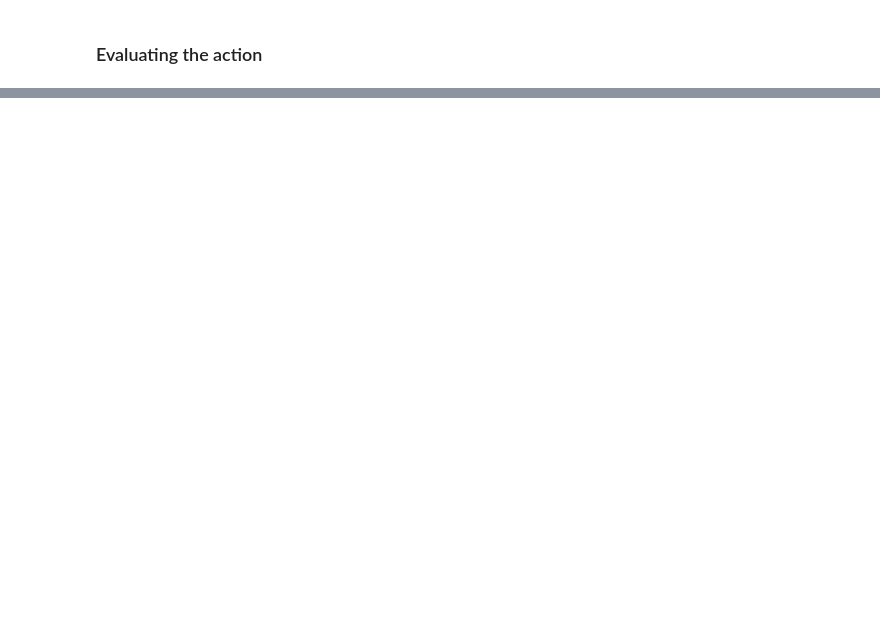
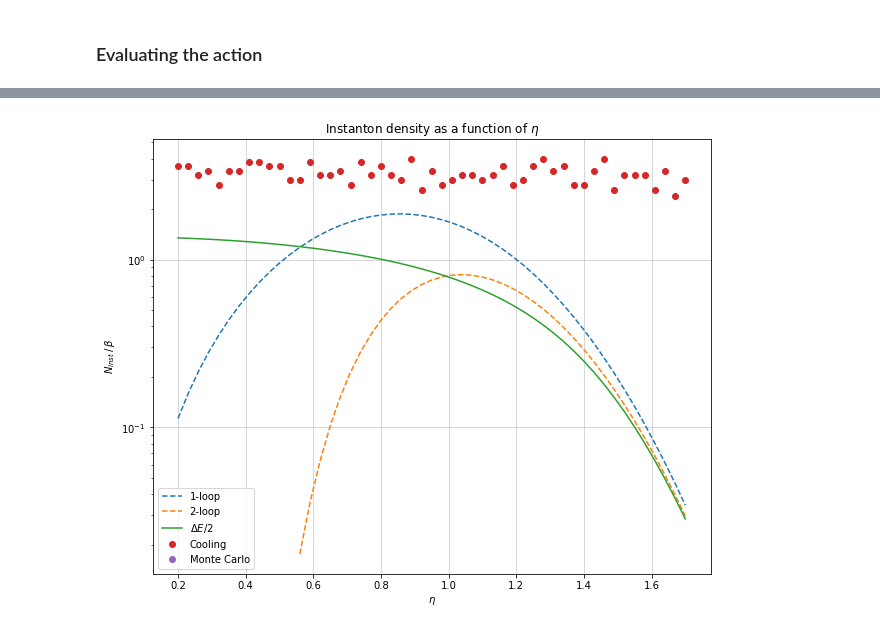
Before and after one commit to FabioOri/QuantumMonteCarlo, a Jupyter notebook: 4_instdensity.ipynb, the cells around one changed output, grey strips where cells are left out. Cells and saved outputs as stored; diff of their text form; code cells hidden in the pictures; blank space fills up the shorter version.

```diff
--- a/4_instdensity.ipynb
+++ b/4_instdensity.ipynb
@@ -316,13 +382,13 @@ plt.show()
 # %%
 # Function that evaluates the action of a given configuration considering only j-dependent terms
-def S_ads(j, x, alpha, N):
+def S_ads(j, x, alpha, eta, x1, Wi, Vi):
 
     if j == N-1:
         Kin = ((x[j]-x[j-1])**2 + (x[0]-x[j])**2)/(4*a);       # Periodic boundary conditions
     else:
         Kin = ((x[j]-x[j-1])**2 + (x[j+1]-x[j])**2)/(4*a);
 
-    V0 = 1/2*m*w0**2*x[j]**2;                                  # Reference system potential
+    V0 = 1/2*Wi[j]*(x[j]-x1[j])**2 + Vi[j];                    # Gaussian potential
     V1 = (x[j]**2-eta**2)**2;                                  # Double well potential
 
     V = alpha*(V1-V0) + V0;                                    # Interpolation between the two
@@ -333,2 +421,21 @@ def S_ads(j, x, alpha, N):
+# %%
+# Compute instanton density for Gaussian potential
+x = np.zeros(N);
+Ngauss = np.zeros(k);
+Wi = np.zeros(N);
+Vi = np.zeros(N);
+
+for j in range(N):
+    tau  = j*a;
+    Wi[j] = -4*(eta**2-3*x[j]**2);
+    Vi[j] = (x[j]**2 - eta**2)**2;
+
+for iT in tqdm(range(k), leave = False):
+    for j in tqdm(range(5*Nsweeps), leave = False):
+        update_ads(x, 0, eta, x, Wi, Vi);                # The Gaussian potential is identified by alpha = 0
+    for j in tqdm(range(Ncool), leave = False):
+        cooling_ads(x, 0, eta, x, Wi, Vi)
+
+    Ngauss[iT], _, _ = instanton(x);
 # %%
 # Initialize the vectors needed
@@ -392,3 +555,20 @@ ax.set_xscale('log');
 plt.grid(linewidth=0.5);
 plt.title('Free energy');
 plt.show();
+# %%
+#Final plot
+fig, ax = plt.subplots(figsize=(10,8));
+ax.plot(eta_vector, one_loop, '--', label = '1-loop')
+ax.plot(eta_vector[12:len(eta_vector)], two_loop[12:len(eta_vector)], '--', label = '2-loop')
+ax.plot(eta_vector, (eig_vector[1,:] - eig_vector[0,:])/2, '-', label = '$\Delta E/2$')            # Removing lowest values
+ax.plot(eta_vector, Ninst_plot/beta, 'o', label = 'Cooling')
+ax.plot([eta + iT*deta for iT in range(k)], Ninst/beta, 'o', label = 'Monte Carlo');
+ax.set_ylabel('$N_{inst}\,/\,\\beta$');
+ax.set_xlabel('$\eta$');
+plt.grid(linewidth=0.5);
+ax.set_yscale('log');
+plt.title('Instanton density as a function of $\eta$');
+plt.legend();
+plt.show()
+# %% [output]
+[figure, added]
```
Also changed, not shown: parts of 26 cells of this notebook, 5 other files.
